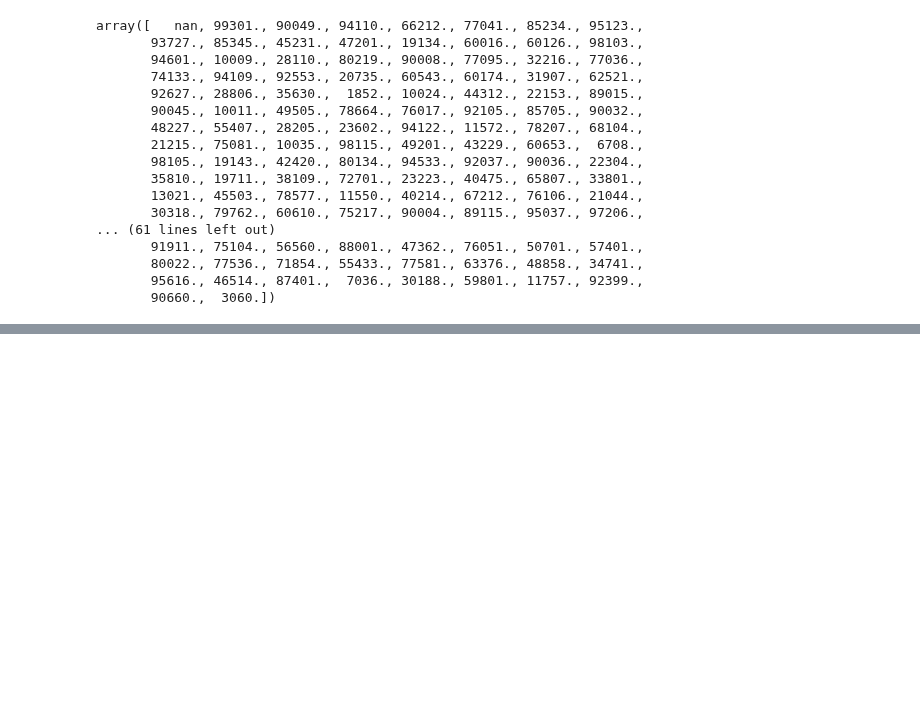
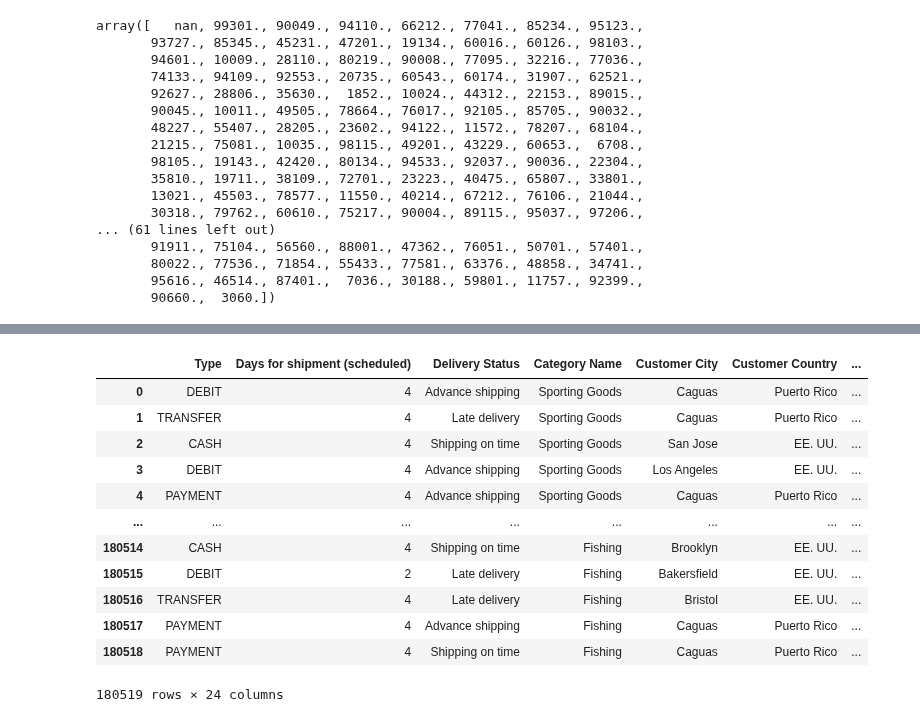
Before and after one commit to jdmandras/Project-4, a Jupyter notebook: aileen_notebook.ipynb, the cells around one changed output, grey strips where cells are left out. Saved outputs shown, nothing was run; the diff lists cells and outputs as text; code cells hidden in the pictures; blank space fills up the shorter version.

```diff
--- a/aileen_notebook.ipynb
+++ b/aileen_notebook.ipynb
@@ -92,0 +99,22 @@ array([0, 1])
+# %%
+selected_data = dataco_df.drop(['Late_delivery_risk', 'Product Description','Customer Email', 'Customer Fname', 'Customer Id',
+       'Customer Lname', 'Customer Password', 'Customer Segment',  'Order Profit Per Order','Order Item Cardprod Id',
+       'Order Item Discount', 'Order Item Discount Rate', 'Order Item Id',
+       'Order Item Product Price', 'Order Item Profit Ratio','Product Card Id', 'Product Category Id',
+       'Product Description', 'Product Image', 'Benefit per order', 'Category Id', 'Order Status', 'Product Status', 'Order Item Total','Department Id',
+       'Department Name', 'Order Id', 'Order Customer Id', 'Days for shipping (real)', 'Sales per customer'], axis=1)
+selected_data
+# %% [output]
+|  | Type | Days for shipment (scheduled) | Delivery Status | Category Name | Customer City | Customer Country | ... |
+| 0 | DEBIT | 4 | Advance shipping | Sporting Goods | Caguas | Puerto Rico | ... |
+| 1 | TRANSFER | 4 | Late delivery | Sporting Goods | Caguas | Puerto Rico | ... |
+| 2 | CASH | 4 | Shipping on time | Sporting Goods | San Jose | EE. UU. | ... |
+| 3 | DEBIT | 4 | Advance shipping | Sporting Goods | Los Angeles | EE. UU. | ... |
+| 4 | PAYMENT | 4 | Advance shipping | Sporting Goods | Caguas | Puerto Rico | ... |
+| ... | ... | ... | ... | ... | ... | ... | ... |
+| 180514 | CASH | 4 | Shipping on time | Fishing | Brooklyn | EE. UU. | ... |
+| 180515 | DEBIT | 2 | Late delivery | Fishing | Bakersfield | EE. UU. | ... |
+| 180516 | TRANSFER | 4 | Late delivery | Fishing | Bristol | EE. UU. | ... |
+| 180517 | PAYMENT | 4 | Advance shipping | Fishing | Caguas | Puerto Rico | ... |
+| 180518 | PAYMENT | 4 | Shipping on time | Fishing | Caguas | Puerto Rico | ... |
+180519 rows × 24 columns
```
Also changed, not shown: parts of 20 cells of this notebook.
